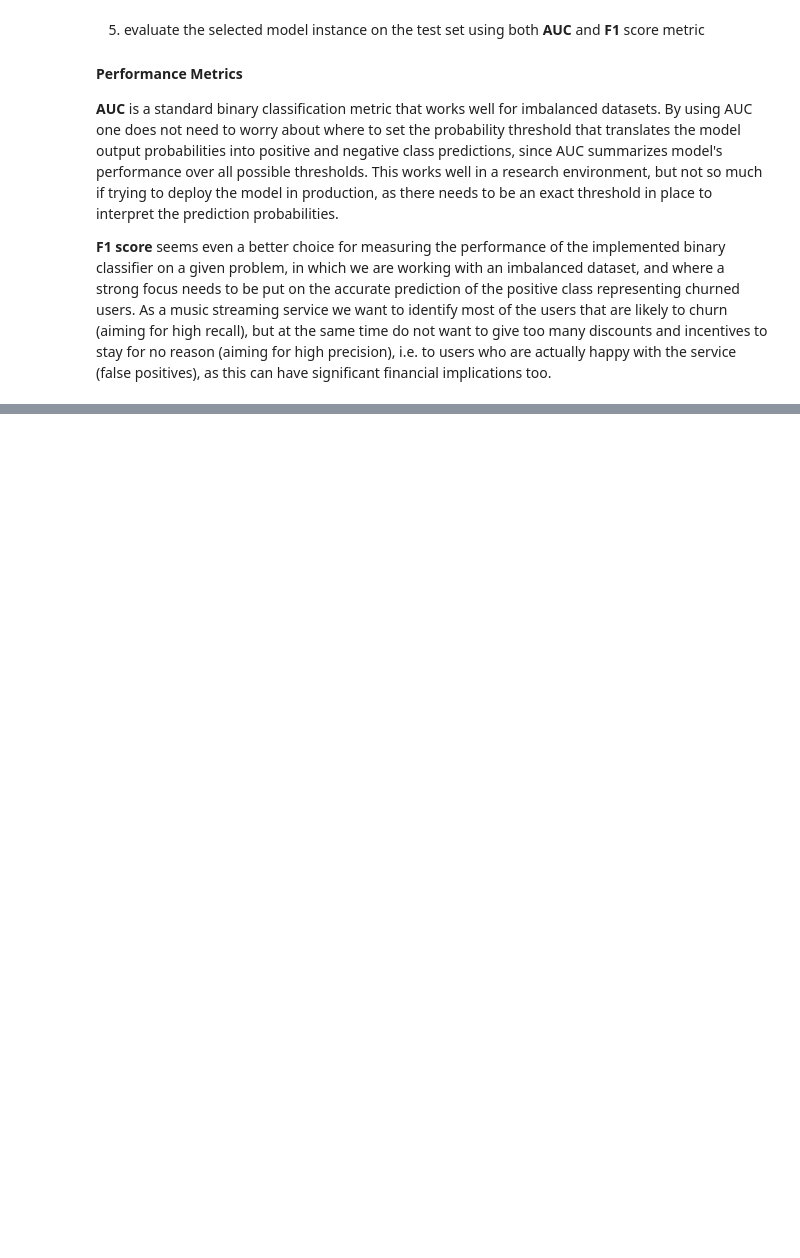
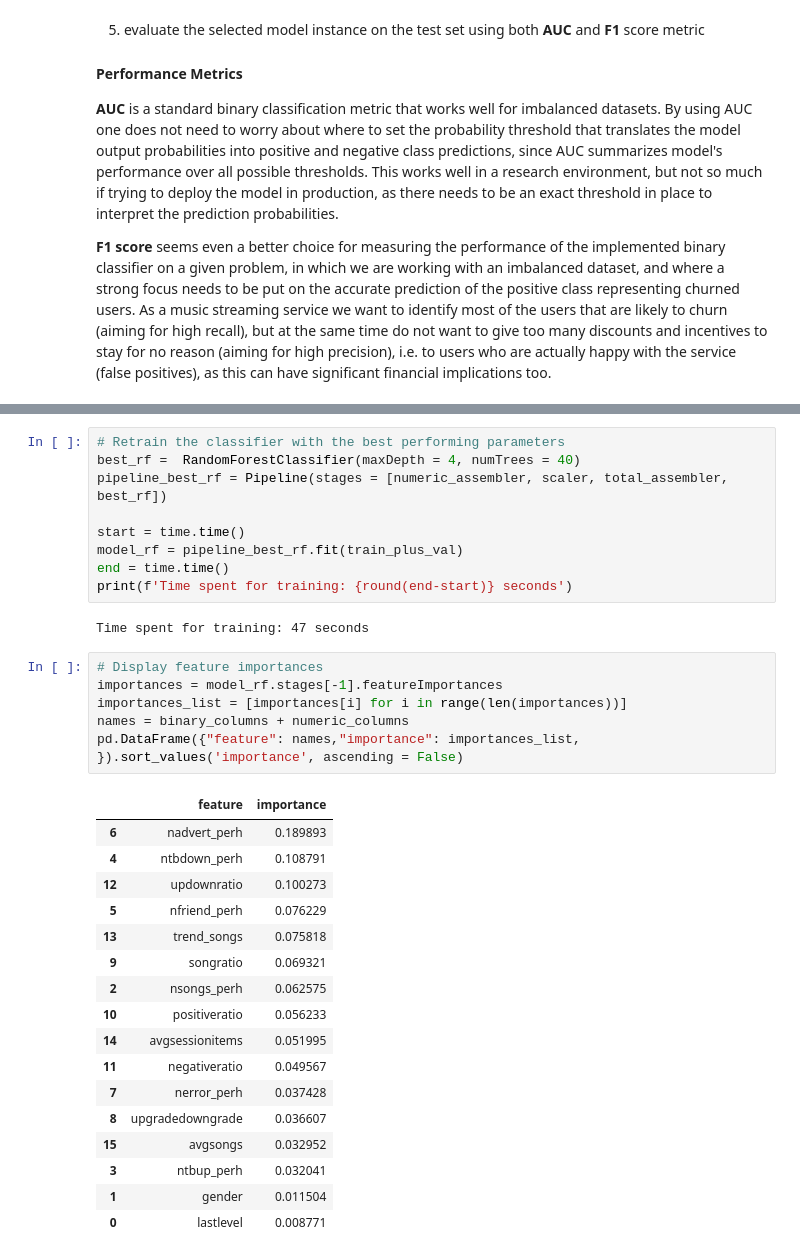
Before and after one commit to isakkabir/isakkabir-Customer-Churn-Prediction-Music-Streaming, a Jupyter notebook: Sparkify.ipynb, the cells around one changed output, grey strips where cells are left out. Cells and saved outputs as stored; diff of their text form; blank space fills up the shorter version.

Commit message:
Model validation

```diff
--- a/Sparkify.ipynb
+++ b/Sparkify.ipynb
@@ -1023,0 +1220,35 @@ Clean up your code, adding comments and renaming variables to make the code easi
+# %%
+# Retrain the classifier with the best performing parameters
+best_rf =  RandomForestClassifier(maxDepth = 4, numTrees = 40)
+pipeline_best_rf = Pipeline(stages = [numeric_assembler, scaler, total_assembler, best_rf])
+
+start = time.time()
+model_rf = pipeline_best_rf.fit(train_plus_val)
+end = time.time()
+print(f'Time spent for training: {round(end-start)} seconds')
+# %% [output]
+Time spent for training: 47 seconds
+# %%
+# Display feature importances
+importances = model_rf.stages[-1].featureImportances
+importances_list = [importances[i] for i in range(len(importances))]
+names = binary_columns + numeric_columns
+pd.DataFrame({"feature": names,"importance": importances_list, }).sort_values('importance', ascending = False)
+# %% [output]
+|  | feature | importance |
+| 6 | nadvert_perh | 0.189893 |
+| 4 | ntbdown_perh | 0.108791 |
+| 12 | updownratio | 0.100273 |
+| 5 | nfriend_perh | 0.076229 |
+| 13 | trend_songs | 0.075818 |
+| 9 | songratio | 0.069321 |
+| 2 | nsongs_perh | 0.062575 |
+| 10 | positiveratio | 0.056233 |
+| 14 | avgsessionitems | 0.051995 |
+| 11 | negativeratio | 0.049567 |
+| 7 | nerror_perh | 0.037428 |
+| 8 | upgradedowngrade | 0.036607 |
+| 15 | avgsongs | 0.032952 |
+| 3 | ntbup_perh | 0.032041 |
+| 1 | gender | 0.011504 |
+| 0 | lastlevel | 0.008771 |
```
Also changed, not shown: parts of 45 cells of this notebook.
